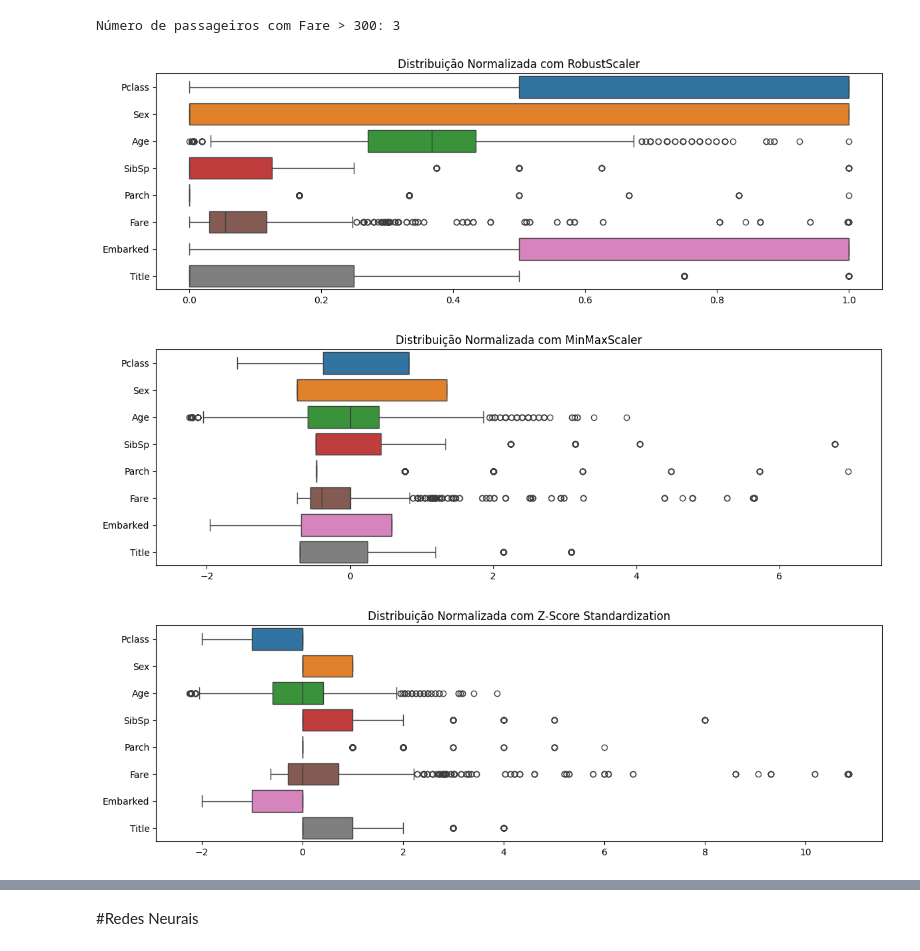
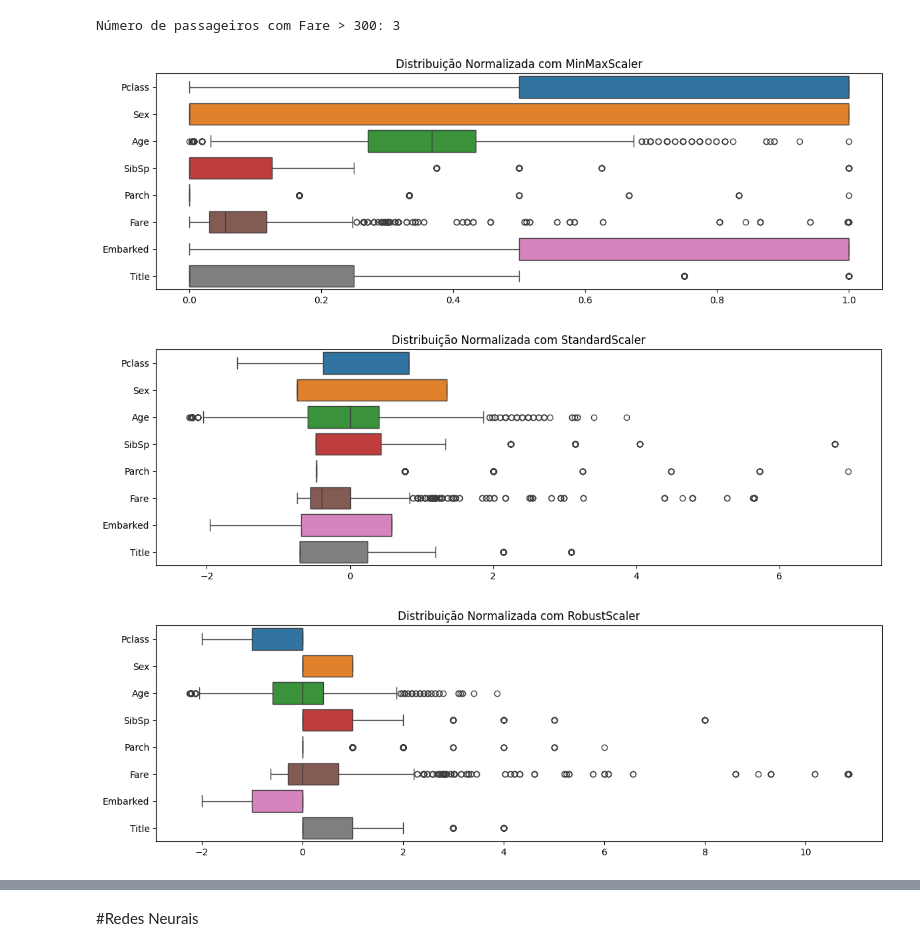
Before and after one commit to thalesgmendes/titanic-survival-analysis, a Jupyter notebook: Rede_Neurais_Avaliação_P3.ipynb, the cells around one changed output, grey strips where cells are left out. Drawn from its saved outputs; the diff is of its cells as text; code cells hidden in the pictures.

```diff
--- a/Rede_Neurais_Avaliação_P3.ipynb
+++ b/Rede_Neurais_Avaliação_P3.ipynb
@@ -372,37 +372,34 @@ Número de passageiros com Fare > 300: 3
 # === Re-instanciação e Aplicação dos Scalers (em df_4, após tratamento de Fare) ===
 # As instâncias dos scalers são criadas novamente (opcional, poderiam ser reutilizadas)
 scaler_minmax = MinMaxScaler()
 scaler_zscore = StandardScaler()
 scaler_robust = RobustScaler()
 
 # Aplica o MinMaxScaler aos dados em df_4 (já sem 'Survived' e com outliers de 'Fare' tratados)
 df_4_scaled_minmax = pd.DataFrame(scaler_minmax.fit_transform(df_4), columns=df_4.columns)
 # Aplica o StandardScaler aos dados em df_4
 df_4_scaled_zscore = pd.DataFrame(scaler_zscore.fit_transform(df_4), columns=df_4.columns)
 # Aplica o RobustScaler aos dados em df_4
 df_4_scaled_robust = pd.DataFrame(scaler_robust.fit_transform(df_4), columns=df_4.columns)
 
 # === Plotagem dos Boxplots para df_4_scaled ===
 # Similar aos plots anteriores, mas agora para os dados de df_4 (pós-tratamento de Fare)
 plt.figure(figsize=(12, 4))
 sns.boxplot(data=df_4_scaled_minmax, orient='h')
-# ATENÇÃO: TÍTULO INCORRETO. Deveria ser "MinMaxScaler"
-plt.title("Distribuição Normalizada com RobustScaler")
+plt.title("Distribuição Normalizada com MinMaxScaler")
 plt.tight_layout()
 
 plt.figure(figsize=(12, 4))
 sns.boxplot(data=df_4_scaled_zscore, orient='h')
-# ATENÇÃO: TÍTULO INCORRETO. Deveria ser "StandardScaler"
-plt.title("Distribuição Normalizada com MinMaxScaler")
+plt.title("Distribuição Normalizada com StandardScaler")
 plt.tight_layout()
 
 plt.figure(figsize=(12, 4))
 sns.boxplot(data=df_4_scaled_robust, orient='h')
-# ATENÇÃO: TÍTULO INCORRETO. Deveria ser "RobustScaler"
-plt.title("Distribuição Normalizada com Z-Score Standardization")
+plt.title("Distribuição Normalizada com RobustScaler")
 plt.tight_layout()
 plt.show()
 # %% [output]
 [figure]
 [figure]
-[figure, old version]
+[figure, new version]
```
Also changed, not shown: parts of 2 cells of this notebook.
